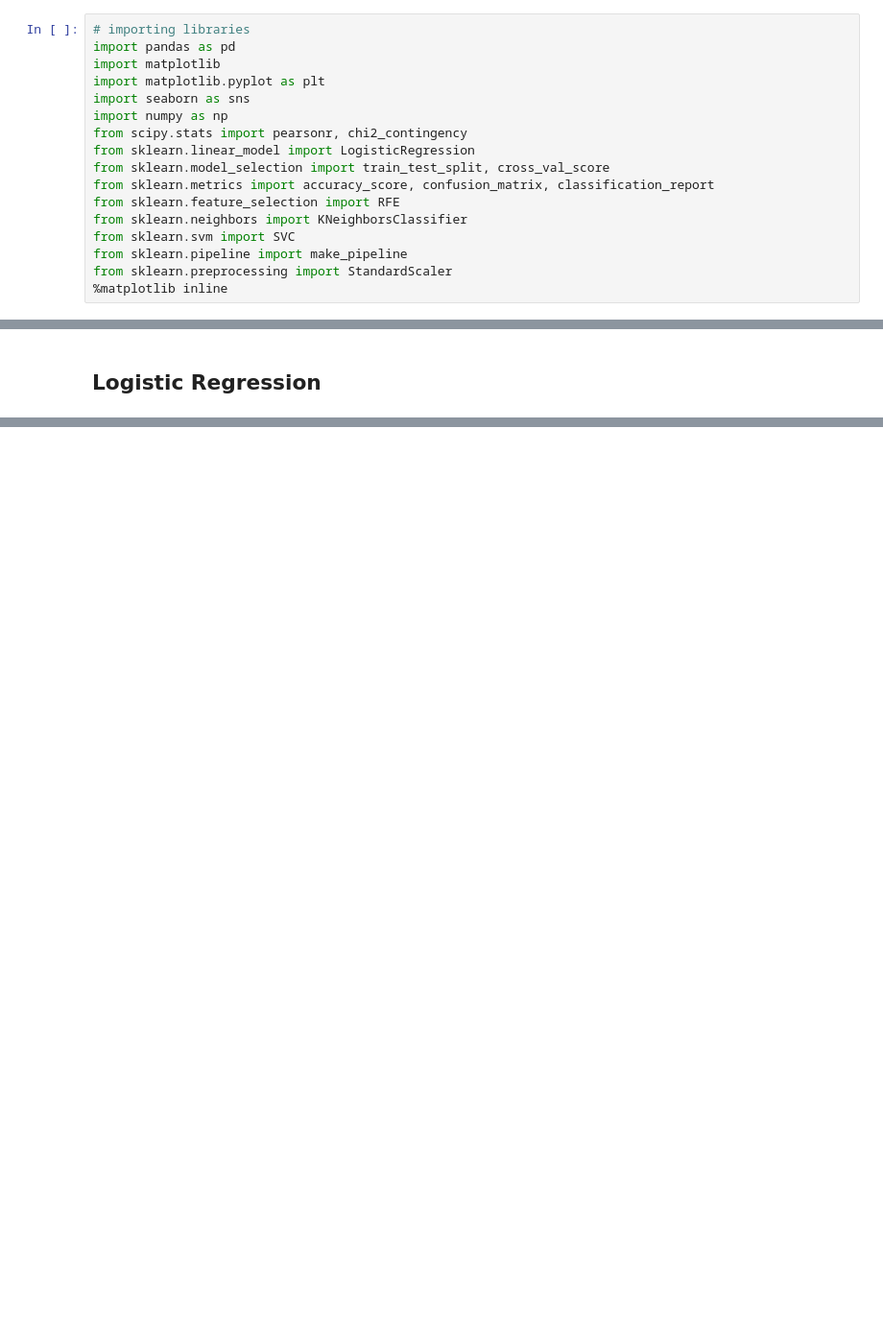
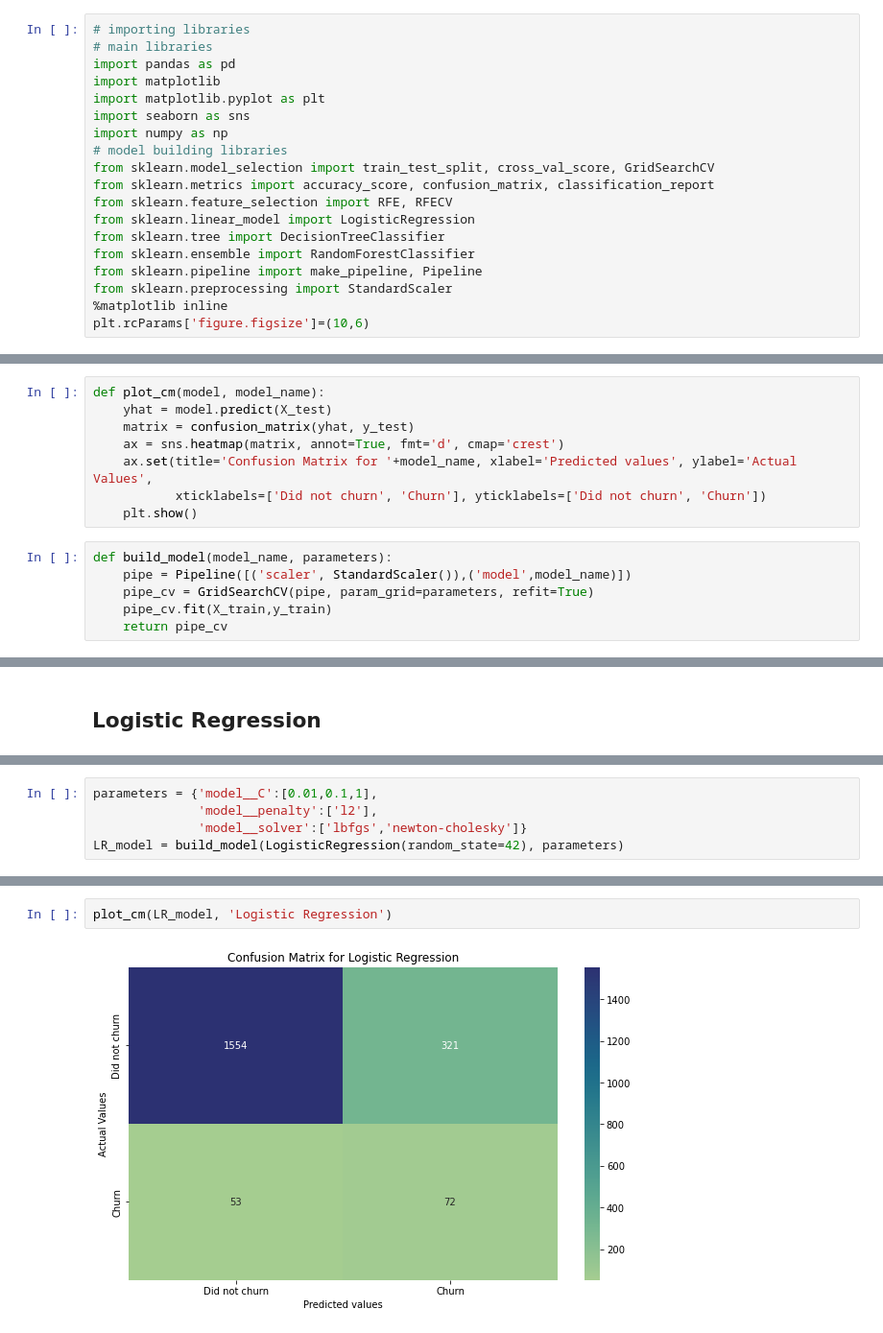
Before and after one commit to BrianLoe/ChurnPrediction, a Jupyter notebook: MachineLearningPrediction.ipynb, the cells around one changed output, grey strips where cells are left out. Shown at 96% size. Saved outputs shown, nothing was run; the diff lists cells and outputs as text; blank space fills up the shorter version.

Commit message:
remake models
using logistic regression, decisiontree

```diff
--- a/MachineLearningPrediction.ipynb
+++ b/MachineLearningPrediction.ipynb
@@ -6,21 +6,23 @@ In here, I am going to use two methods, using the actual samples and using resam
 # Building Models
 # %%
 # importing libraries
+# main libraries
 import pandas as pd
 import matplotlib
 import matplotlib.pyplot as plt
 import seaborn as sns
 import numpy as np
-from scipy.stats import pearsonr, chi2_contingency
+# model building libraries
+from sklearn.model_selection import train_test_split, cross_val_score, GridSearchCV
+from sklearn.metrics import accuracy_score, confusion_matrix, classification_report
+from sklearn.feature_selection import RFE, RFECV
 from sklearn.linear_model import LogisticRegression
-from sklearn.model_selection import train_test_split, cross_val_score
-from sklearn.metrics import accuracy_score, confusion_matrix, classification_report
-from sklearn.feature_selection import RFE
-from sklearn.neighbors import KNeighborsClassifier
-from sklearn.svm import SVC
-from sklearn.pipeline import make_pipeline
+from sklearn.tree import DecisionTreeClassifier
+from sklearn.ensemble import RandomForestClassifier
+from sklearn.pipeline import make_pipeline, Pipeline
 from sklearn.preprocessing import StandardScaler
 %matplotlib inline
+plt.rcParams['figure.figsize']=(10,6)
 # %%
 data = pd.read_csv('PrepChurnData.csv')
 data.head()
@@ -48,3 +50,17 @@ print('Number of test samples:', X_test.shape[0])
 # %% [output]
 Number of training samples: 8000
 Number of test samples: 2000
+# %%
+def plot_cm(model, model_name):
+    yhat = model.predict(X_test)
+    matrix = confusion_matrix(yhat, y_test)
+    ax = sns.heatmap(matrix, annot=True, fmt='d', cmap='crest')
+    ax.set(title='Confusion Matrix for '+model_name, xlabel='Predicted values', ylabel='Actual Values',
+           xticklabels=['Did not churn', 'Churn'], yticklabels=['Did not churn', 'Churn'])
+    plt.show()
+# %%
+def build_model(model_name, parameters):
+    pipe = Pipeline([('scaler', StandardScaler()),('model',model_name)])
+    pipe_cv = GridSearchCV(pipe, param_grid=parameters, refit=True)
+    pipe_cv.fit(X_train,y_train)
+    return pipe_cv
@@ -66,0 +76,5 @@ pipe.fit(X_train,y_train)
+# %%
+parameters = {'model__C':[0.01,0.1,1],
+              'model__penalty':['l2'],
+              'model__solver':['lbfgs','newton-cholesky']}
+LR_model = build_model(LogisticRegression(random_state=42), parameters)
@@ -66,0 +97,4 @@ pipe.fit(X_train,y_train)
+# %%
+plot_cm(LR_model, 'Logistic Regression')
+# %% [output]
+[figure, added]
```
Also changed, not shown: parts of 12 cells of this notebook.
